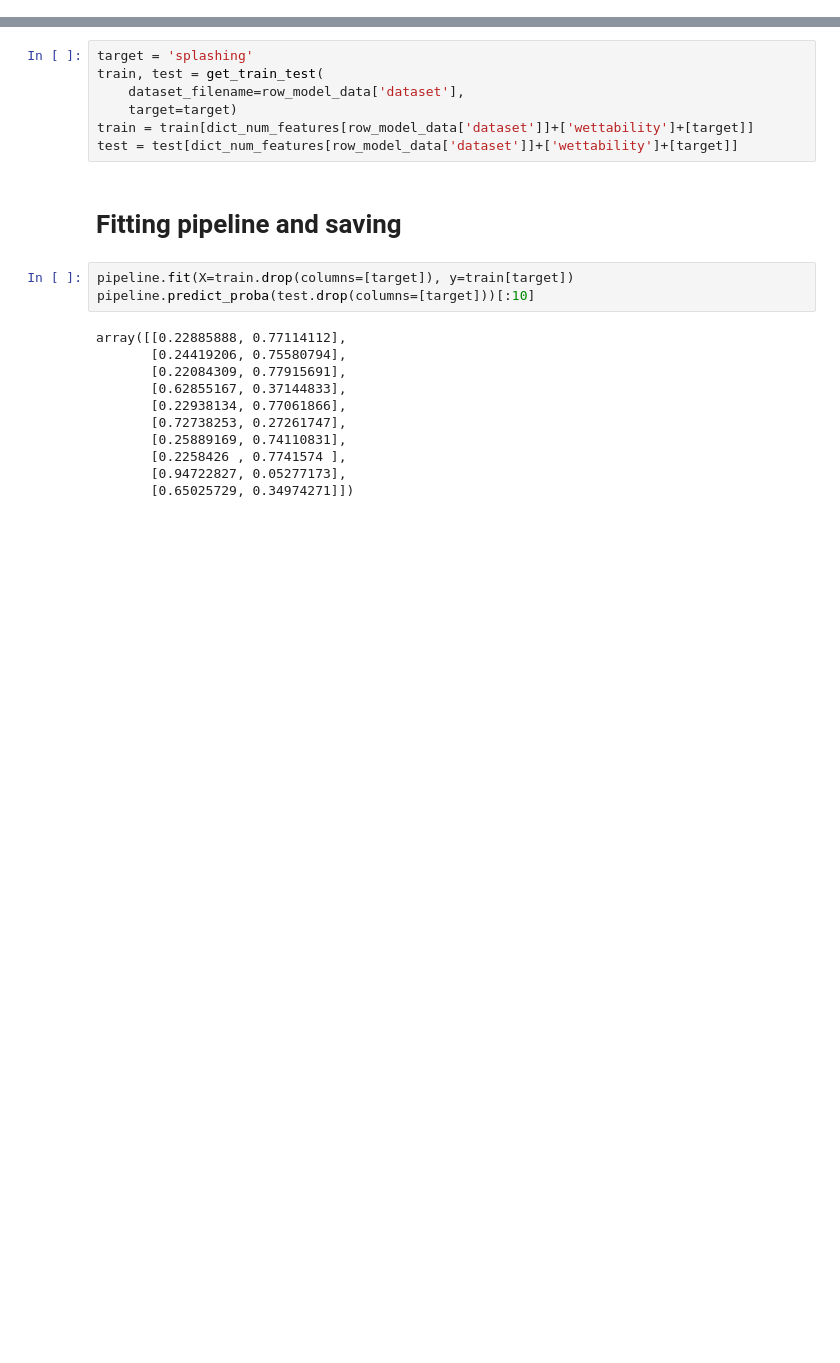
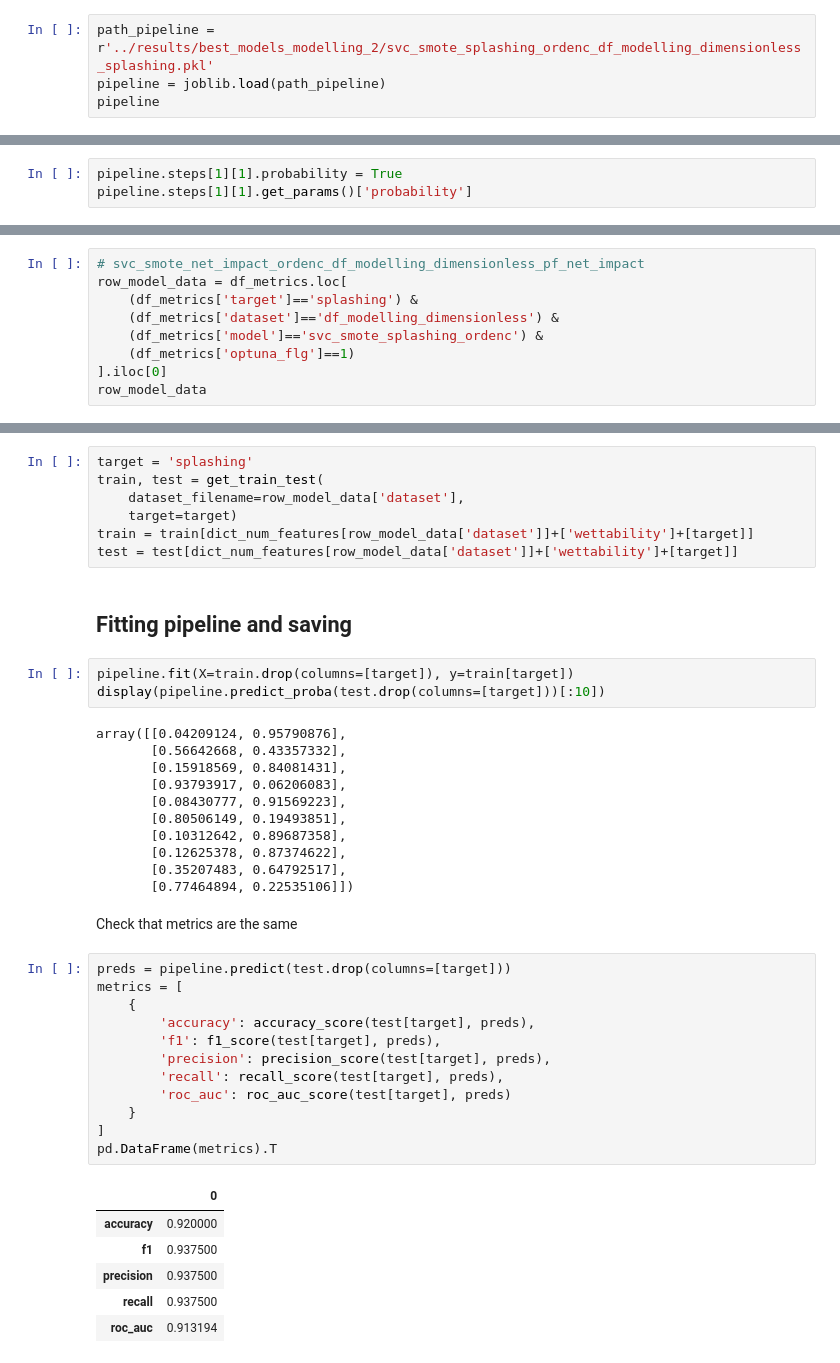
Before and after one commit to mvulf/drop-wall-impact-ml-prediction, a Jupyter notebook: notebooks/best_models_retrain.ipynb, the cells around one changed output, grey strips where cells are left out. Cells and saved outputs as stored; diff of their text form; blank space fills up the shorter version.

```diff
--- a/notebooks/best_models_retrain.ipynb
+++ b/notebooks/best_models_retrain.ipynb
@@ -77,0 +174,4 @@ Name: 46, dtype: object
+# %%
+path_pipeline = r'../results/best_models_modelling_2/svc_smote_splashing_ordenc_df_modelling_dimensionless_splashing.pkl'
+pipeline = joblib.load(path_pipeline)
+pipeline
@@ -77,0 +195,3 @@ Name: 46, dtype: object
+# %%
+pipeline.steps[1][1].probability = True
+pipeline.steps[1][1].get_params()['probability']
@@ -77,0 +202,9 @@ Name: 46, dtype: object
+# %%
+# svc_smote_net_impact_ordenc_df_modelling_dimensionless_pf_net_impact
+row_model_data = df_metrics.loc[
+    (df_metrics['target']=='splashing') &
+    (df_metrics['dataset']=='df_modelling_dimensionless') &
+    (df_metrics['model']=='svc_smote_splashing_ordenc') &
+    (df_metrics['optuna_flg']==1)
+].iloc[0]
+row_model_data
@@ -83,21 +227,42 @@ train, test = get_train_test(
 train = train[dict_num_features[row_model_data['dataset']]+['wettability']+[target]]
 test = test[dict_num_features[row_model_data['dataset']]+['wettability']+[target]]
 # %% [markdown]
-# Fitting pipeline and saving
+## Fitting pipeline and saving
 # %%
 pipeline.fit(X=train.drop(columns=[target]), y=train[target])
-pipeline.predict_proba(test.drop(columns=[target]))[:10]
+display(pipeline.predict_proba(test.drop(columns=[target]))[:10])
 # %% [output]
-array([[0.22885888, 0.77114112],
-       [0.24419206, 0.75580794],
-       [0.22084309, 0.77915691],
-       [0.62855167, 0.37144833],
-       [0.22938134, 0.77061866],
-       [0.72738253, 0.27261747],
-       [0.25889169, 0.74110831],
-       [0.2258426 , 0.7741574 ],
-       [0.94722827, 0.05277173],
-       [0.65025729, 0.34974271]])
+array([[0.04209124, 0.95790876],
+       [0.56642668, 0.43357332],
+       [0.15918569, 0.84081431],
+       [0.93793917, 0.06206083],
+       [0.08430777, 0.91569223],
+       [0.80506149, 0.19493851],
+       [0.10312642, 0.89687358],
+       [0.12625378, 0.87374622],
+       [0.35207483, 0.64792517],
+       [0.77464894, 0.22535106]])
+# %% [markdown]
+Check that metrics are the same
+# %%
+preds = pipeline.predict(test.drop(columns=[target]))
+metrics = [
+    {
+        'accuracy': accuracy_score(test[target], preds),
+        'f1': f1_score(test[target], preds),
+        'precision': precision_score(test[target], preds),
+        'recall': recall_score(test[target], preds),
+        'roc_auc': roc_auc_score(test[target], preds)
+    }
+]
+pd.DataFrame(metrics).T
+# %% [output]
+|  | 0 |
+| accuracy | 0.920000 |
+| f1 | 0.937500 |
+| precision | 0.937500 |
+| recall | 0.937500 |
+| roc_auc | 0.913194 |
 # %%
 path_prob_models = Path('../results/probability_models')
 if not os.path.exists(path_prob_models): os.makedirs(path_prob_models)
```
Also changed, not shown: parts of 17 cells of this notebook, 8 other files.
